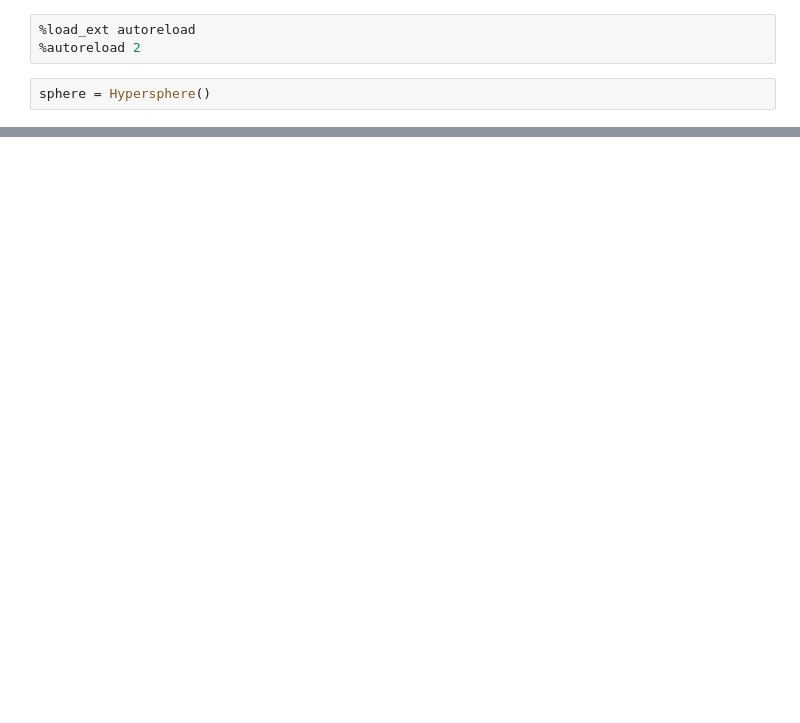
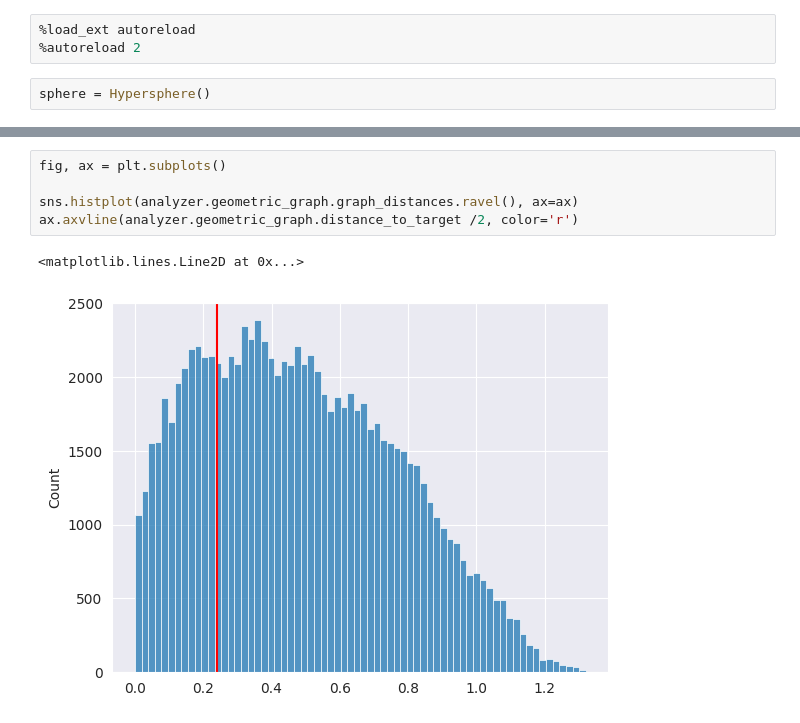
Before and after one commit to benediktpetko/geometric-coarse-curvature, a Jupyter notebook: notebooks/hypersphere_coarse_curvature.ipynb, the cells around one changed output, grey strips where cells are left out. Cells and saved outputs as stored; diff of their text form; blank space fills up the shorter version.

```diff
--- a/notebooks/hypersphere_coarse_curvature.ipynb
+++ b/notebooks/hypersphere_coarse_curvature.ipynb
@@ -32,0 +46,8 @@ KeyboardInterrupt:
+# %%
+fig, ax = plt.subplots()
+
+sns.histplot(analyzer.geometric_graph.graph_distances.ravel(), ax=ax)
+ax.axvline(analyzer.geometric_graph.distance_to_target /2, color='r')
+# %% [output]
+<matplotlib.lines.Line2D at 0x...>
+[figure, added]
```
Also changed, not shown: parts of 8 cells of this notebook, 5 other files.
